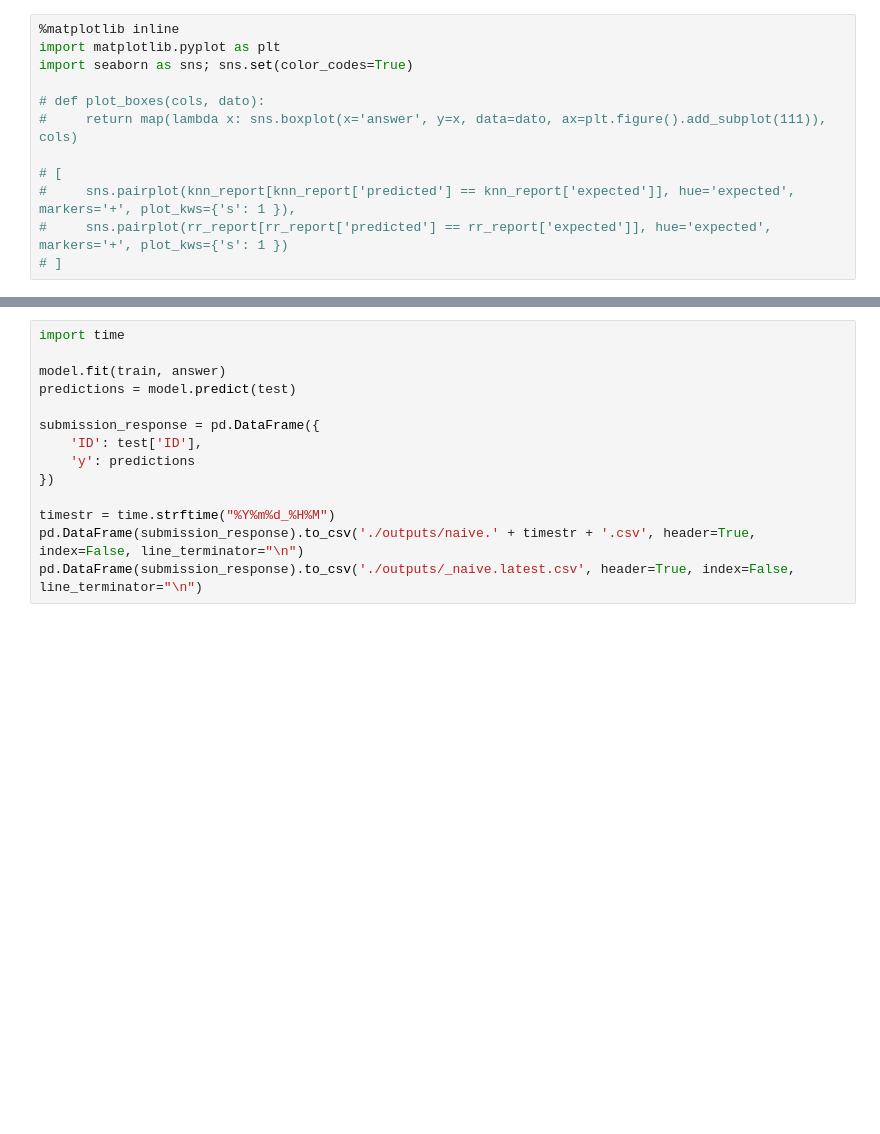
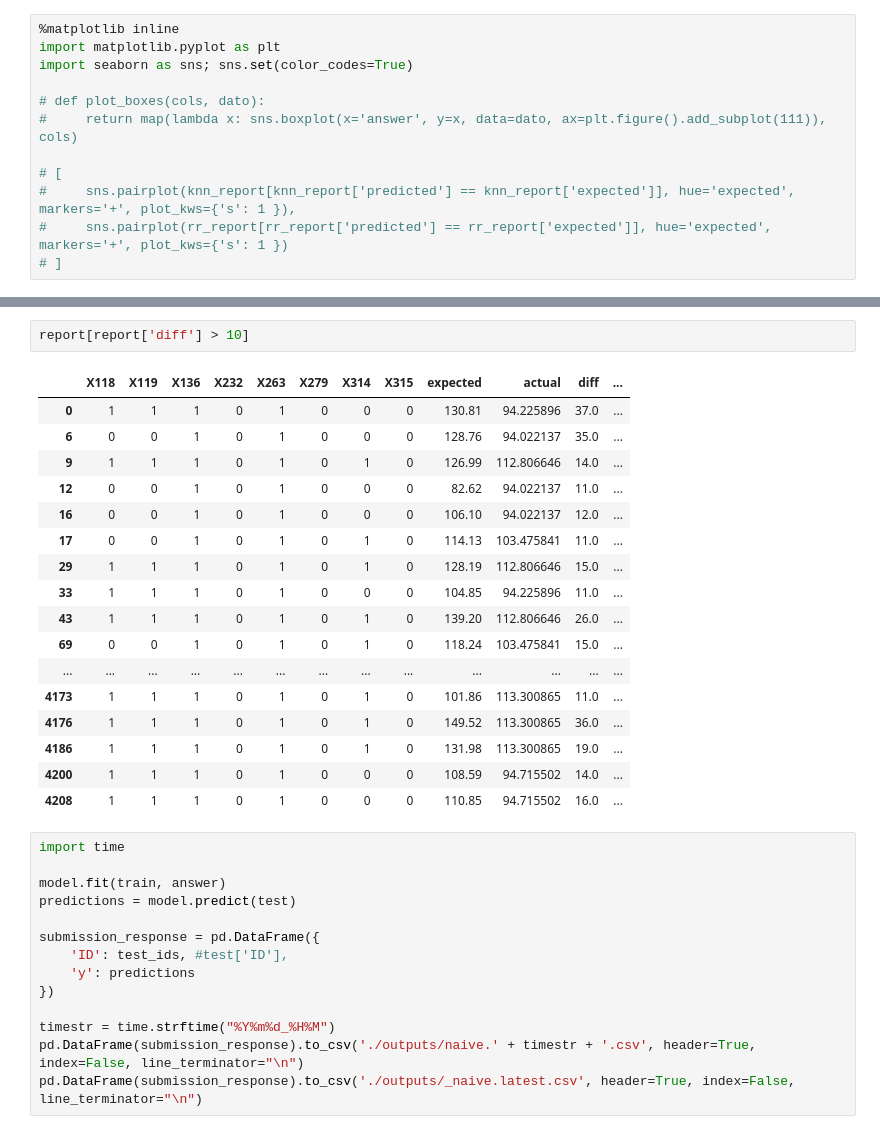
Before and after one commit to marvelousNinja/kaggle-mercedes, a Jupyter notebook: Naive.ipynb, the cells around one changed output, grey strips where cells are left out. Cells and saved outputs as stored; diff of their text form; blank space fills up the shorter version.

```diff
--- a/Naive.ipynb
+++ b/Naive.ipynb
@@ -93,3 +116,23 @@ sns.pairplot(report[['expected', 'actual', 'diff', 'ID', 'underestimated']], mar
+# %%
+report[report['diff'] > 10]
+# %% [output]
+|  | X118 | X119 | X136 | X232 | X263 | X279 | X314 | X315 | expected | actual | diff | ... |
+| 0 | 1 | 1 | 1 | 0 | 1 | 0 | 0 | 0 | 130.81 | 94.225896 | 37.0 | ... |
+| 6 | 0 | 0 | 1 | 0 | 1 | 0 | 0 | 0 | 128.76 | 94.022137 | 35.0 | ... |
+| 9 | 1 | 1 | 1 | 0 | 1 | 0 | 1 | 0 | 126.99 | 112.806646 | 14.0 | ... |
+| 12 | 0 | 0 | 1 | 0 | 1 | 0 | 0 | 0 | 82.62 | 94.022137 | 11.0 | ... |
+| 16 | 0 | 0 | 1 | 0 | 1 | 0 | 0 | 0 | 106.10 | 94.022137 | 12.0 | ... |
+| 17 | 0 | 0 | 1 | 0 | 1 | 0 | 1 | 0 | 114.13 | 103.475841 | 11.0 | ... |
+| 29 | 1 | 1 | 1 | 0 | 1 | 0 | 1 | 0 | 128.19 | 112.806646 | 15.0 | ... |
+| 33 | 1 | 1 | 1 | 0 | 1 | 0 | 0 | 0 | 104.85 | 94.225896 | 11.0 | ... |
+| 43 | 1 | 1 | 1 | 0 | 1 | 0 | 1 | 0 | 139.20 | 112.806646 | 26.0 | ... |
+| 69 | 0 | 0 | 1 | 0 | 1 | 0 | 1 | 0 | 118.24 | 103.475841 | 15.0 | ... |
+| ... | ... | ... | ... | ... | ... | ... | ... | ... | ... | ... | ... | ... |
+| 4173 | 1 | 1 | 1 | 0 | 1 | 0 | 1 | 0 | 101.86 | 113.300865 | 11.0 | ... |
+| 4176 | 1 | 1 | 1 | 0 | 1 | 0 | 1 | 0 | 149.52 | 113.300865 | 36.0 | ... |
+| 4186 | 1 | 1 | 1 | 0 | 1 | 0 | 1 | 0 | 131.98 | 113.300865 | 19.0 | ... |
+| 4200 | 1 | 1 | 1 | 0 | 1 | 0 | 0 | 0 | 108.59 | 94.715502 | 14.0 | ... |
+| 4208 | 1 | 1 | 1 | 0 | 1 | 0 | 0 | 0 | 110.85 | 94.715502 | 16.0 | ... |
 # %%
 import time
 
@@ -97,7 +140,7 @@ model.fit(train, answer)
 predictions = model.predict(test)
 
 submission_response = pd.DataFrame({
-    'ID': test['ID'],
+    'ID': test_ids, #test['ID'],
     'y': predictions
 })
 
```
Also changed, not shown: parts of 7 cells of this notebook, 1 other file.
